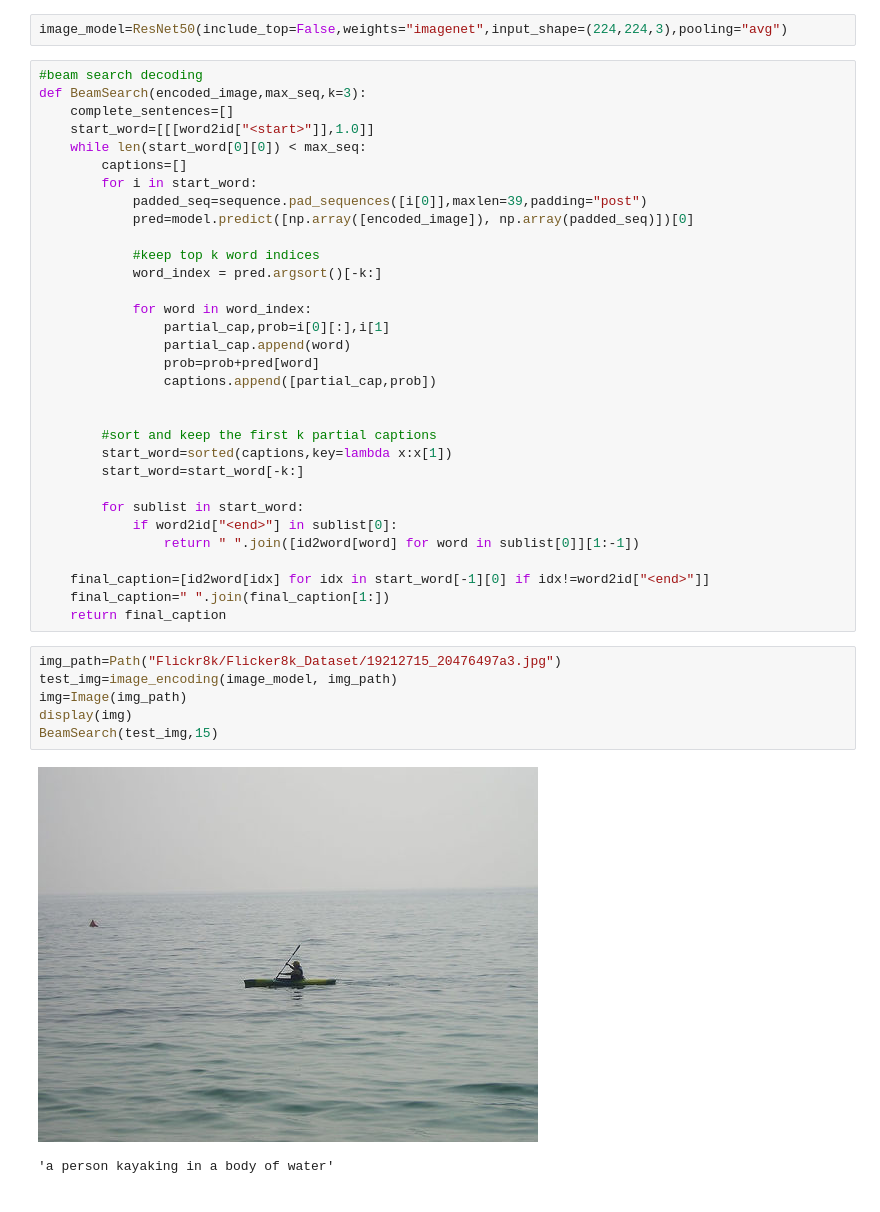
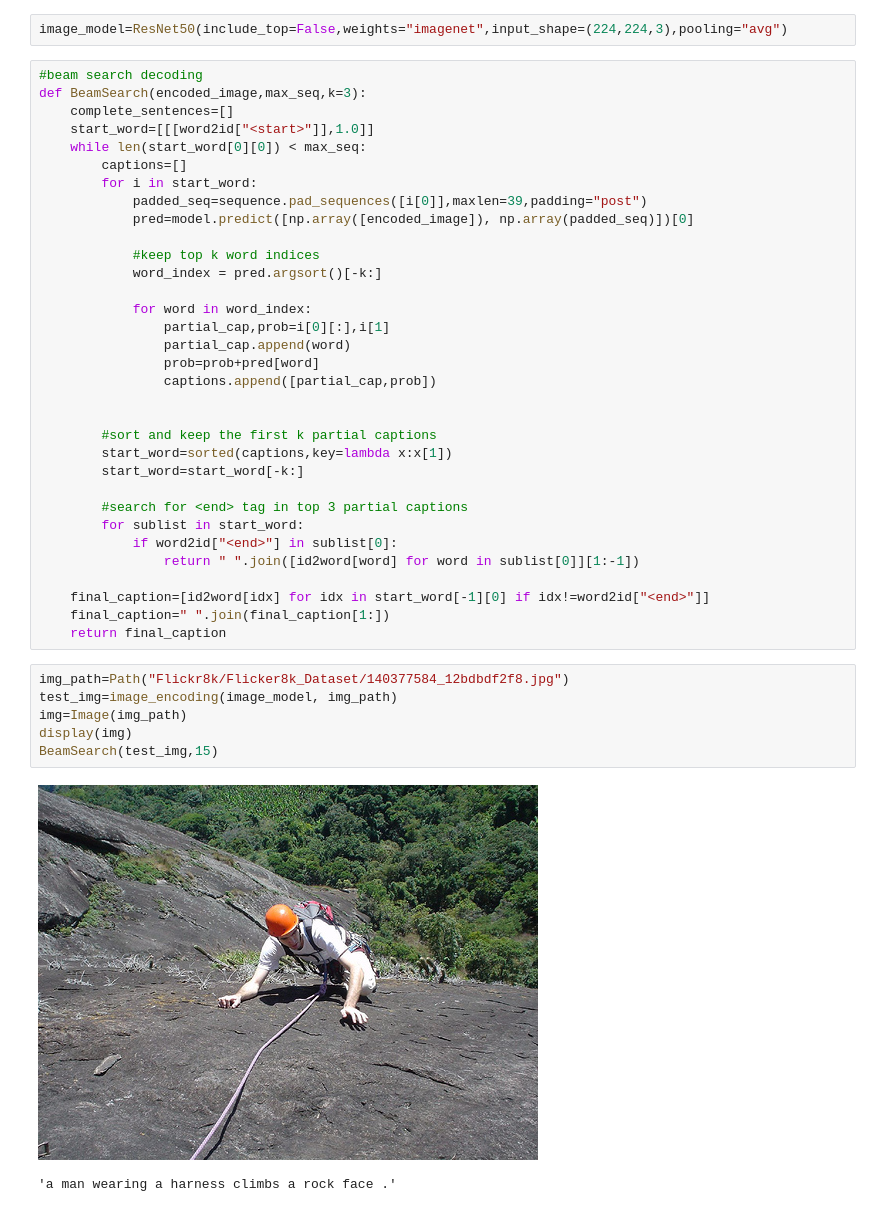
Before and after one commit to Mrnoorsingh/image-caption, a Jupyter notebook: keras_model.ipynb, the cells around one changed output. Cells and saved outputs as stored; diff of their text form.

```diff
--- a/keras_model.ipynb
+++ b/keras_model.ipynb
@@ -187,6 +156,7 @@ def BeamSearch(encoded_image,max_seq,k=3):
         start_word=sorted(captions,key=lambda x:x[1])
         start_word=start_word[-k:]
 
+        #search for <end> tag in top 3 partial captions
         for sublist in start_word:
             if word2id["<end>"] in sublist[0]:
                 return " ".join([id2word[word] for word in sublist[0]][1:-1])
@@ -195,11 +165,11 @@ def BeamSearch(encoded_image,max_seq,k=3):
     final_caption=" ".join(final_caption[1:])
     return final_caption
 # %%
-img_path=Path("Flickr8k/Flicker8k_Dataset/19212715_20476497a3.jpg")
+img_path=Path("Flickr8k/Flicker8k_Dataset/140377584_12bdbdf2f8.jpg")
 test_img=image_encoding(image_model, img_path)
 img=Image(img_path)
 display(img)
 BeamSearch(test_img,15)
 # %% [output]
-[figure, old version]
+[figure, new version]
-'a person kayaking in a body of water'
+'a man wearing a harness climbs a rock face .'
```
Also changed, not shown: parts of 7 cells of this notebook, 1 other file.
